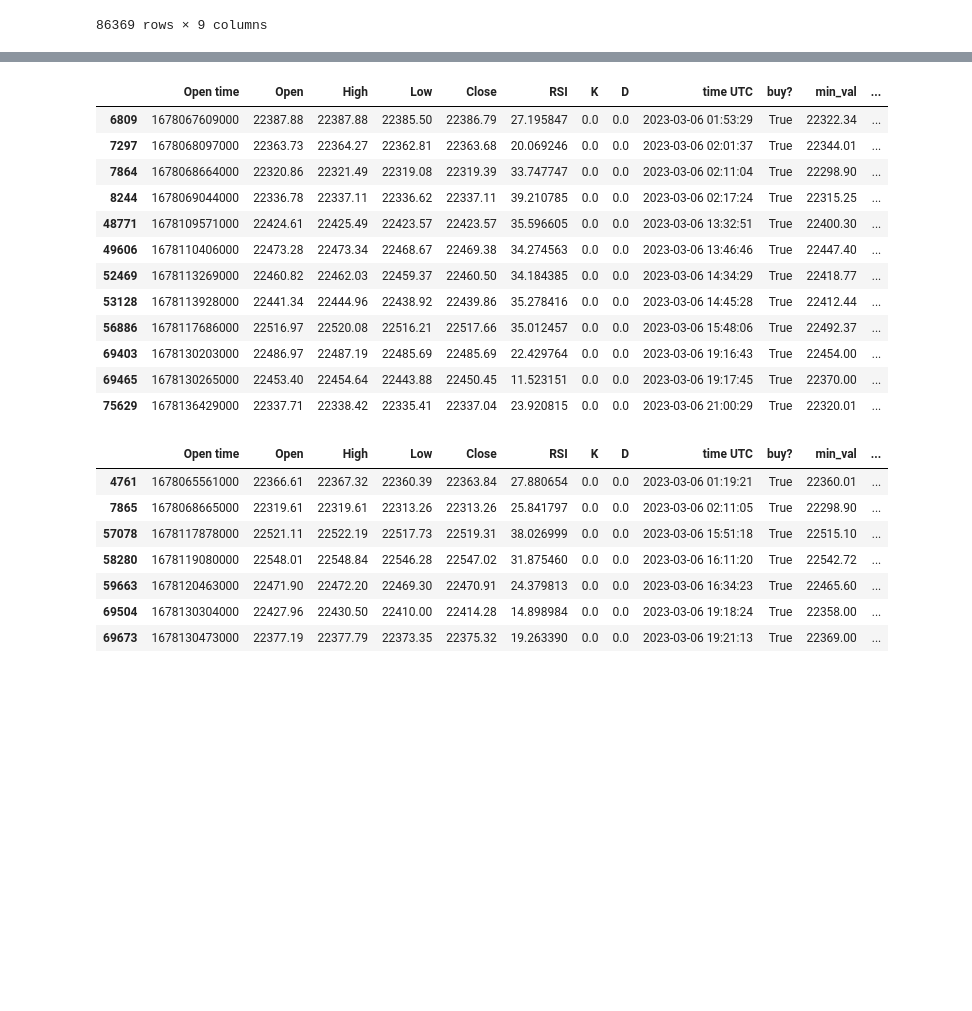
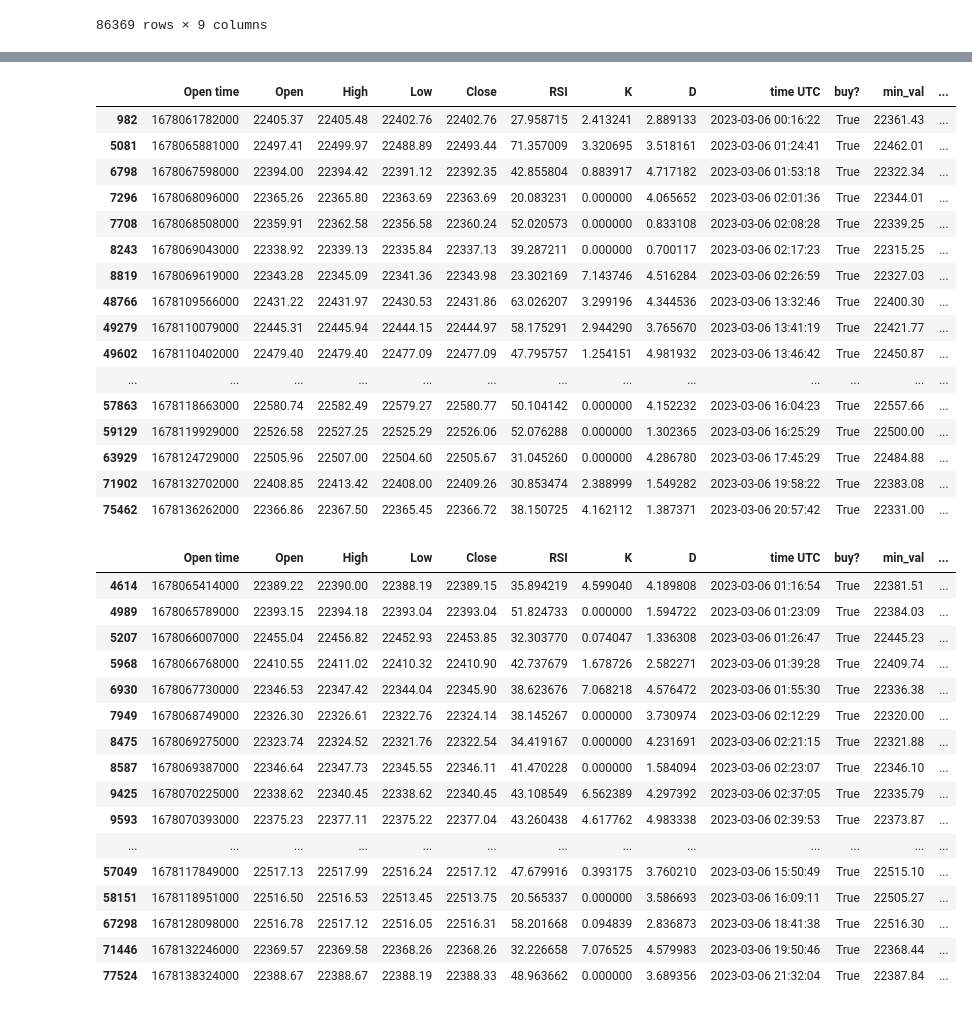
Before and after one commit to DrZuse/binance_rsi_backtest, a Jupyter notebook: backtest.ipynb, the cells around one changed output, grey strips where cells are left out. Cells and saved outputs as stored; diff of their text form; code cells hidden in the pictures; blank space fills up the shorter version.

```diff
--- a/backtest.ipynb
+++ b/backtest.ipynb
@@ -71,7 +71,8 @@ df
 | 86399 | 1678147199000 | 22409.66 | 22410.00 | 22409.00 | 22410.00 | 59.157274 | 19.705414 | 18.203503 | 2023-03-06 23:59:59 |
 86369 rows × 9 columns
 # %%
-df.loc[(df['D'] <= 0) & (df['RSI'] < 30), 'buy?'] = True
+#df.loc[(df['D'] <= 0) & (df['RSI'] < 30), 'buy?'] = True
+df.loc[df['D'] <= 5, 'buy?'] = True
 df.loc[df['buy?'] == True]
 # %% [output]
 |  | Open time | Open | High | Low | Close | RSI | K | D | time UTC | buy? |
@@ -98,6 +99,9 @@ df['min_val_%'] = (df['min_val'] - df['Open'].shift(-1)) * 100 / df['Open'].shif
 
 #df.dropna(inplace=True)
 #df[60:70]
-df.loc[df['buy?'] == True]
+#df.loc[df['buy?'] == True]
+df = df.loc[df['buy?'] == True]
+df = df.loc[df['Open time'] - df['Open time'].shift(1) > rolling_seconds * 1000]
+df
 # %% [output]
 |  | Open time | Open | High | Low | Close | RSI | K | D | time UTC | buy? | min_val | ... |
@@ -119,35 +123,48 @@ sl_size = 0.075
 # 0.075 RSI 40 total profit 2.47
 # %%
 sl = df.loc[(df['buy?'] == True) & (df['min_val_%'] < -sl_size)]
-sl = sl.loc[sl['Open time'] - sl['Open time'].shift(1) > rolling_seconds * 1000]
+#sl = sl.loc[sl['Open time'] - sl['Open time'].shift(1) > rolling_seconds * 1000]
 sl
 # %% [output]
 |  | Open time | Open | High | Low | Close | RSI | K | D | time UTC | buy? | min_val | ... |
-| 6809 | 1678067609000 | 22387.88 | 22387.88 | 22385.50 | 22386.79 | 27.195847 | 0.0 | 0.0 | 2023-03-06 01:53:29 | True | 22322.34 | ... |
-| 7297 | 1678068097000 | 22363.73 | 22364.27 | 22362.81 | 22363.68 | 20.069246 | 0.0 | 0.0 | 2023-03-06 02:01:37 | True | 22344.01 | ... |
-| 7864 | 1678068664000 | 22320.86 | 22321.49 | 22319.08 | 22319.39 | 33.747747 | 0.0 | 0.0 | 2023-03-06 02:11:04 | True | 22298.90 | ... |
-| 8244 | 1678069044000 | 22336.78 | 22337.11 | 22336.62 | 22337.11 | 39.210785 | 0.0 | 0.0 | 2023-03-06 02:17:24 | True | 22315.25 | ... |
-| 48771 | 1678109571000 | 22424.61 | 22425.49 | 22423.57 | 22423.57 | 35.596605 | 0.0 | 0.0 | 2023-03-06 13:32:51 | True | 22400.30 | ... |
-| 49606 | 1678110406000 | 22473.28 | 22473.34 | 22468.67 | 22469.38 | 34.274563 | 0.0 | 0.0 | 2023-03-06 13:46:46 | True | 22447.40 | ... |
-| 52469 | 1678113269000 | 22460.82 | 22462.03 | 22459.37 | 22460.50 | 34.184385 | 0.0 | 0.0 | 2023-03-06 14:34:29 | True | 22418.77 | ... |
-| 53128 | 1678113928000 | 22441.34 | 22444.96 | 22438.92 | 22439.86 | 35.278416 | 0.0 | 0.0 | 2023-03-06 14:45:28 | True | 22412.44 | ... |
-| 56886 | 1678117686000 | 22516.97 | 22520.08 | 22516.21 | 22517.66 | 35.012457 | 0.0 | 0.0 | 2023-03-06 15:48:06 | True | 22492.37 | ... |
-| 69403 | 1678130203000 | 22486.97 | 22487.19 | 22485.69 | 22485.69 | 22.429764 | 0.0 | 0.0 | 2023-03-06 19:16:43 | True | 22454.00 | ... |
-| 69465 | 1678130265000 | 22453.40 | 22454.64 | 22443.88 | 22450.45 | 11.523151 | 0.0 | 0.0 | 2023-03-06 19:17:45 | True | 22370.00 | ... |
-| 75629 | 1678136429000 | 22337.71 | 22338.42 | 22335.41 | 22337.04 | 23.920815 | 0.0 | 0.0 | 2023-03-06 21:00:29 | True | 22320.01 | ... |
+| 982 | 1678061782000 | 22405.37 | 22405.48 | 22402.76 | 22402.76 | 27.958715 | 2.413241 | 2.889133 | 2023-03-06 00:16:22 | True | 22361.43 | ... |
+| 5081 | 1678065881000 | 22497.41 | 22499.97 | 22488.89 | 22493.44 | 71.357009 | 3.320695 | 3.518161 | 2023-03-06 01:24:41 | True | 22462.01 | ... |
+| 6798 | 1678067598000 | 22394.00 | 22394.42 | 22391.12 | 22392.35 | 42.855804 | 0.883917 | 4.717182 | 2023-03-06 01:53:18 | True | 22322.34 | ... |
+| 7296 | 1678068096000 | 22365.26 | 22365.80 | 22363.69 | 22363.69 | 20.083231 | 0.000000 | 4.065652 | 2023-03-06 02:01:36 | True | 22344.01 | ... |
+| 7708 | 1678068508000 | 22359.91 | 22362.58 | 22356.58 | 22360.24 | 52.020573 | 0.000000 | 0.833108 | 2023-03-06 02:08:28 | True | 22339.25 | ... |
+| 8243 | 1678069043000 | 22338.92 | 22339.13 | 22335.84 | 22337.13 | 39.287211 | 0.000000 | 0.700117 | 2023-03-06 02:17:23 | True | 22315.25 | ... |
+| 8819 | 1678069619000 | 22343.28 | 22345.09 | 22341.36 | 22343.98 | 23.302169 | 7.143746 | 4.516284 | 2023-03-06 02:26:59 | True | 22327.03 | ... |
+| 48766 | 1678109566000 | 22431.22 | 22431.97 | 22430.53 | 22431.86 | 63.026207 | 3.299196 | 4.344536 | 2023-03-06 13:32:46 | True | 22400.30 | ... |
+| 49279 | 1678110079000 | 22445.31 | 22445.94 | 22444.15 | 22444.97 | 58.175291 | 2.944290 | 3.765670 | 2023-03-06 13:41:19 | True | 22421.77 | ... |
+| 49602 | 1678110402000 | 22479.40 | 22479.40 | 22477.09 | 22477.09 | 47.795757 | 1.254151 | 4.981932 | 2023-03-06 13:46:42 | True | 22450.87 | ... |
+| ... | ... | ... | ... | ... | ... | ... | ... | ... | ... | ... | ... | ... |
+| 57863 | 1678118663000 | 22580.74 | 22582.49 | 22579.27 | 22580.77 | 50.104142 | 0.000000 | 4.152232 | 2023-03-06 16:04:23 | True | 22557.66 | ... |
+| 59129 | 1678119929000 | 22526.58 | 22527.25 | 22525.29 | 22526.06 | 52.076288 | 0.000000 | 1.302365 | 2023-03-06 16:25:29 | True | 22500.00 | ... |
+| 63929 | 1678124729000 | 22505.96 | 22507.00 | 22504.60 | 22505.67 | 31.045260 | 0.000000 | 4.286780 | 2023-03-06 17:45:29 | True | 22484.88 | ... |
+| 71902 | 1678132702000 | 22408.85 | 22413.42 | 22408.00 | 22409.26 | 30.853474 | 2.388999 | 1.549282 | 2023-03-06 19:58:22 | True | 22383.08 | ... |
+| 75462 | 1678136262000 | 22366.86 | 22367.50 | 22365.45 | 22366.72 | 38.150725 | 4.162112 | 1.387371 | 2023-03-06 20:57:42 | True | 22331.00 | ... |
 # %%
 tp = df.loc[(df['buy?'] == True) & (df['max_val_%'] > tp_size)]
-tp = tp.loc[tp['Open time'] - tp['Open time'].shift(1) >  rolling_seconds * 1000]
-tp
+#tp = tp.loc[tp['Open time'] - tp['Open time'].shift(1) >  rolling_seconds * 1000]
+tp[:50]
 # %% [output]
 |  | Open time | Open | High | Low | Close | RSI | K | D | time UTC | buy? | min_val | ... |
-| 4761 | 1678065561000 | 22366.61 | 22367.32 | 22360.39 | 22363.84 | 27.880654 | 0.0 | 0.0 | 2023-03-06 01:19:21 | True | 22360.01 | ... |
-| 7865 | 1678068665000 | 22319.61 | 22319.61 | 22313.26 | 22313.26 | 25.841797 | 0.0 | 0.0 | 2023-03-06 02:11:05 | True | 22298.90 | ... |
-| 57078 | 1678117878000 | 22521.11 | 22522.19 | 22517.73 | 22519.31 | 38.026999 | 0.0 | 0.0 | 2023-03-06 15:51:18 | True | 22515.10 | ... |
-| 58280 | 1678119080000 | 22548.01 | 22548.84 | 22546.28 | 22547.02 | 31.875460 | 0.0 | 0.0 | 2023-03-06 16:11:20 | True | 22542.72 | ... |
-| 59663 | 1678120463000 | 22471.90 | 22472.20 | 22469.30 | 22470.91 | 24.379813 | 0.0 | 0.0 | 2023-03-06 16:34:23 | True | 22465.60 | ... |
-| 69504 | 1678130304000 | 22427.96 | 22430.50 | 22410.00 | 22414.28 | 14.898984 | 0.0 | 0.0 | 2023-03-06 19:18:24 | True | 22358.00 | ... |
-| 69673 | 1678130473000 | 22377.19 | 22377.79 | 22373.35 | 22375.32 | 19.263390 | 0.0 | 0.0 | 2023-03-06 19:21:13 | True | 22369.00 | ... |
+| 4614 | 1678065414000 | 22389.22 | 22390.00 | 22388.19 | 22389.15 | 35.894219 | 4.599040 | 4.189808 | 2023-03-06 01:16:54 | True | 22381.51 | ... |
+| 4989 | 1678065789000 | 22393.15 | 22394.18 | 22393.04 | 22393.04 | 51.824733 | 0.000000 | 1.594722 | 2023-03-06 01:23:09 | True | 22384.03 | ... |
+| 5207 | 1678066007000 | 22455.04 | 22456.82 | 22452.93 | 22453.85 | 32.303770 | 0.074047 | 1.336308 | 2023-03-06 01:26:47 | True | 22445.23 | ... |
+| 5968 | 1678066768000 | 22410.55 | 22411.02 | 22410.32 | 22410.90 | 42.737679 | 1.678726 | 2.582271 | 2023-03-06 01:39:28 | True | 22409.74 | ... |
+| 6930 | 1678067730000 | 22346.53 | 22347.42 | 22344.04 | 22345.90 | 38.623676 | 7.068218 | 4.576472 | 2023-03-06 01:55:30 | True | 22336.38 | ... |
+| 7949 | 1678068749000 | 22326.30 | 22326.61 | 22322.76 | 22324.14 | 38.145267 | 0.000000 | 3.730974 | 2023-03-06 02:12:29 | True | 22320.00 | ... |
+| 8475 | 1678069275000 | 22323.74 | 22324.52 | 22321.76 | 22322.54 | 34.419167 | 0.000000 | 4.231691 | 2023-03-06 02:21:15 | True | 22321.88 | ... |
+| 8587 | 1678069387000 | 22346.64 | 22347.73 | 22345.55 | 22346.11 | 41.470228 | 0.000000 | 1.584094 | 2023-03-06 02:23:07 | True | 22346.10 | ... |
+| 9425 | 1678070225000 | 22338.62 | 22340.45 | 22338.62 | 22340.45 | 43.108549 | 6.562389 | 4.297392 | 2023-03-06 02:37:05 | True | 22335.79 | ... |
+| 9593 | 1678070393000 | 22375.23 | 22377.11 | 22375.22 | 22377.04 | 43.260438 | 4.617762 | 4.983338 | 2023-03-06 02:39:53 | True | 22373.87 | ... |
+| ... | ... | ... | ... | ... | ... | ... | ... | ... | ... | ... | ... | ... |
+| 57049 | 1678117849000 | 22517.13 | 22517.99 | 22516.24 | 22517.12 | 47.679916 | 0.393175 | 3.760210 | 2023-03-06 15:50:49 | True | 22515.10 | ... |
+| 58151 | 1678118951000 | 22516.50 | 22516.53 | 22513.45 | 22513.75 | 20.565337 | 0.000000 | 3.586693 | 2023-03-06 16:09:11 | True | 22505.27 | ... |
+| 67298 | 1678128098000 | 22516.78 | 22517.12 | 22516.05 | 22516.31 | 58.201668 | 0.094839 | 2.836873 | 2023-03-06 18:41:38 | True | 22516.30 | ... |
+| 71446 | 1678132246000 | 22369.57 | 22369.58 | 22368.26 | 22368.26 | 32.226658 | 7.076525 | 4.579983 | 2023-03-06 19:50:46 | True | 22368.44 | ... |
+| 77524 | 1678138324000 | 22388.67 | 22388.67 | 22388.19 | 22388.33 | 48.963662 | 0.000000 | 3.689356 | 2023-03-06 21:32:04 | True | 22387.84 | ... |
 # %%
 tp.shape[0]/sl.shape[0]
 # %% [output]
```
Also changed, not shown: parts of 4 cells of this notebook, 2 other files.
